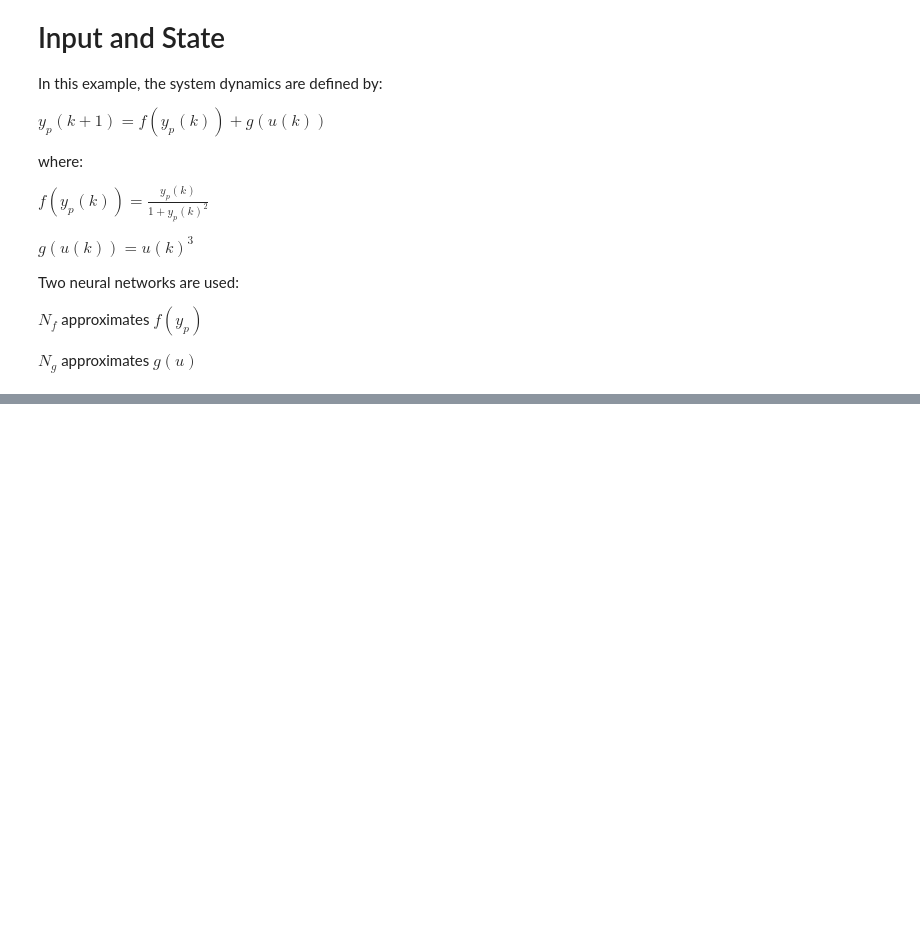
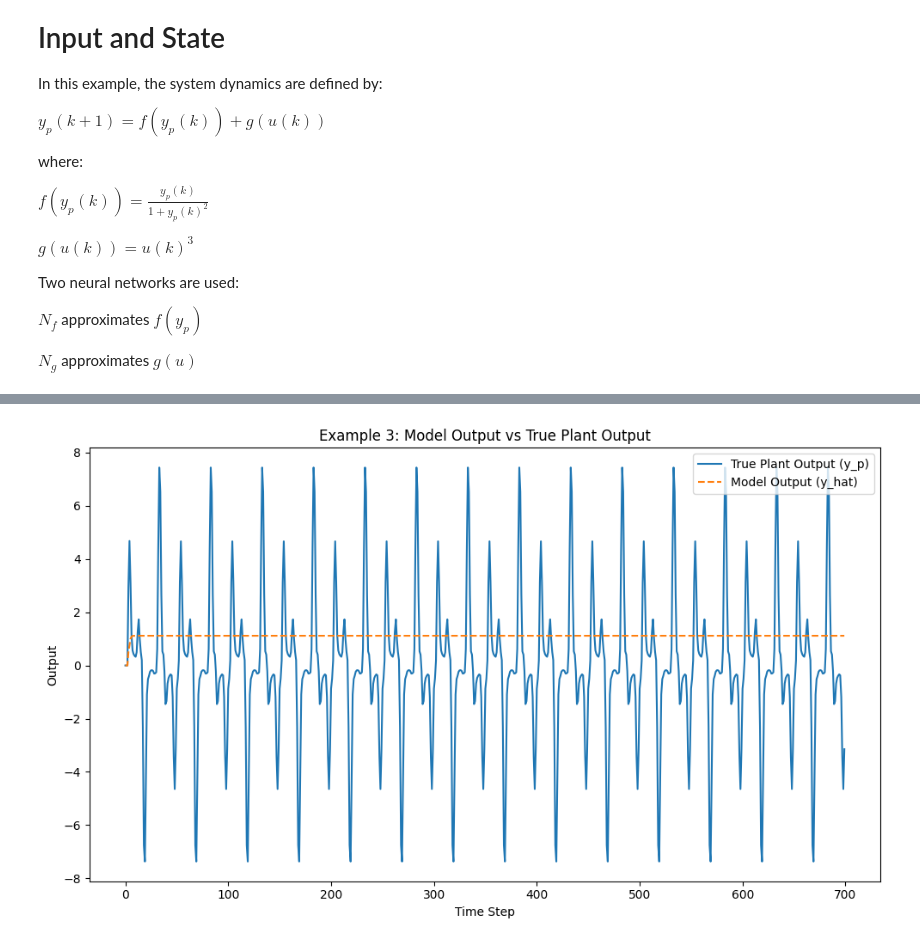
Before and after one commit to AFirooz/AI-from-scratch, a Jupyter notebook: PaperReproduction/1990_Identification_and_Control_of_Dynamical_Systems_Using_Neural_Networks/Example03/Example03.ipynb, the cells around one changed output, grey strips where cells are left out. Cells and saved outputs as stored; diff of their text form; code cells hidden in the pictures; blank space fills up the shorter version.

```diff
--- a/PaperReproduction/1990_Identification_and_Control_of_Dynamical_Systems_Using_Neural_Networks/Example03/Example03.ipynb
+++ b/PaperReproduction/1990_Identification_and_Control_of_Dynamical_Systems_Using_Neural_Networks/Example03/Example03.ipynb
@@ -83,6 +83,7 @@ N_f = nn.Sequential(nn.Linear(1, 20), nn.Tanh(), nn.Linear(20, 10), nn.Tanh(), n
 N_g = nn.Sequential(nn.Linear(1, 20), nn.Tanh(), nn.Linear(20, 10), nn.Tanh(), nn.Linear(10, 1))
 
 # Define optimizer and loss
-learning_rate = 0.1
+num_epochs = 1000  # Set a lower number initially for testing
+learning_rate = 0.01
 optimizer = optim.Adam(list(N_f.parameters()) + list(N_g.parameters()), lr=learning_rate)
 criterion = nn.MSELoss()
@@ -89,59 +140,36 @@ criterion = nn.MSELoss()
 # %%
-# Convert to tensors for PyTorch
-u_train_ = torch.from_numpy(u_train).view(-1, 1).float()
-y_p_train_ = torch.from_numpy(y_p_train).float()
-y_hat_train = np.zeros(k_)
-
-# Training loop
-num_epochs = 200  # Set a lower number initially for testing
-for epoch in range(num_epochs):
-    epoch_loss = 0
-    for k in range(2, k_ - 1):
-        optimizer.zero_grad()
-
-        # Predict f(y_p) and g(u) using the neural networks
-        f_pred = N_f(y_p_train_[k].view(-1, 1))
-        g_pred = N_g(u_train_[k].view(-1, 1))
-
-        # Calculate y_hat(k + 1)
-        y_hat_ = (f_pred + g_pred).squeeze()
-        y_hat_train[k + 1] = y_hat_.detach().numpy()
-
-        # Calculate loss
-        loss = criterion(y_hat_, y_p_train_[k + 1])
-        loss.backward()
-        optimizer.step()
-
-        epoch_loss += loss.item()
-
-    if epoch % 10 == 0:
-        print(f"Epoch {epoch}, Loss: {epoch_loss / (k_ - 2):.5f}")
 
 # Testing phase: Generate deterministic input signal u_test for evaluation
 k_test = 700  # Smaller test length for quick visualization
 u_test = np.sin(2 * np.pi * np.arange(k_test) / 25) + np.sin(2 * np.pi * np.arange(k_test) / 10)
 
 # Calculate the true plant output y_p_test with the deterministic input signal
-y_p_test = np.zeros(k_test)
+# y_p_test = np.zeros(k_test)
+y_p_train = np.linspace(-10, 10, k_)
+
 for k in range(2, k_test - 1):
     y_p_test[k + 1] = f(y_p_test[k]) + g(u_test[k])
 
 # Predict the output y_hat_test using the trained model
 u_test_ = torch.from_numpy(u_test).view(-1, 1).float()
 y_hat_test = np.zeros(k_test)
 
 with torch.no_grad():
     for k in range(2, k_test - 1):
         f_pred = N_f(torch.tensor(y_hat_test[k]).view(-1, 1).float())
         g_pred = N_g(u_test_[k].view(-1, 1))
         y_hat_test[k + 1] = (f_pred + g_pred).item()
 
 # Plotting results
 plt.figure(figsize=(10, 6))
 plt.plot(y_p_test, label="True Plant Output (y_p)")
 plt.plot(y_hat_test, label="Model Output (y_hat)", linestyle="--")
 plt.legend()
 plt.xlabel("Time Step")
 plt.ylabel("Output")
 plt.title("Example 3: Model Output vs True Plant Output")
+plt.tight_layout()
+plt.savefig("example_3.svg", dpi=300)
 plt.show()
+# %% [output]
+[figure, added]
```
Also changed, not shown: parts of 4 cells of this notebook, 1 other file.
